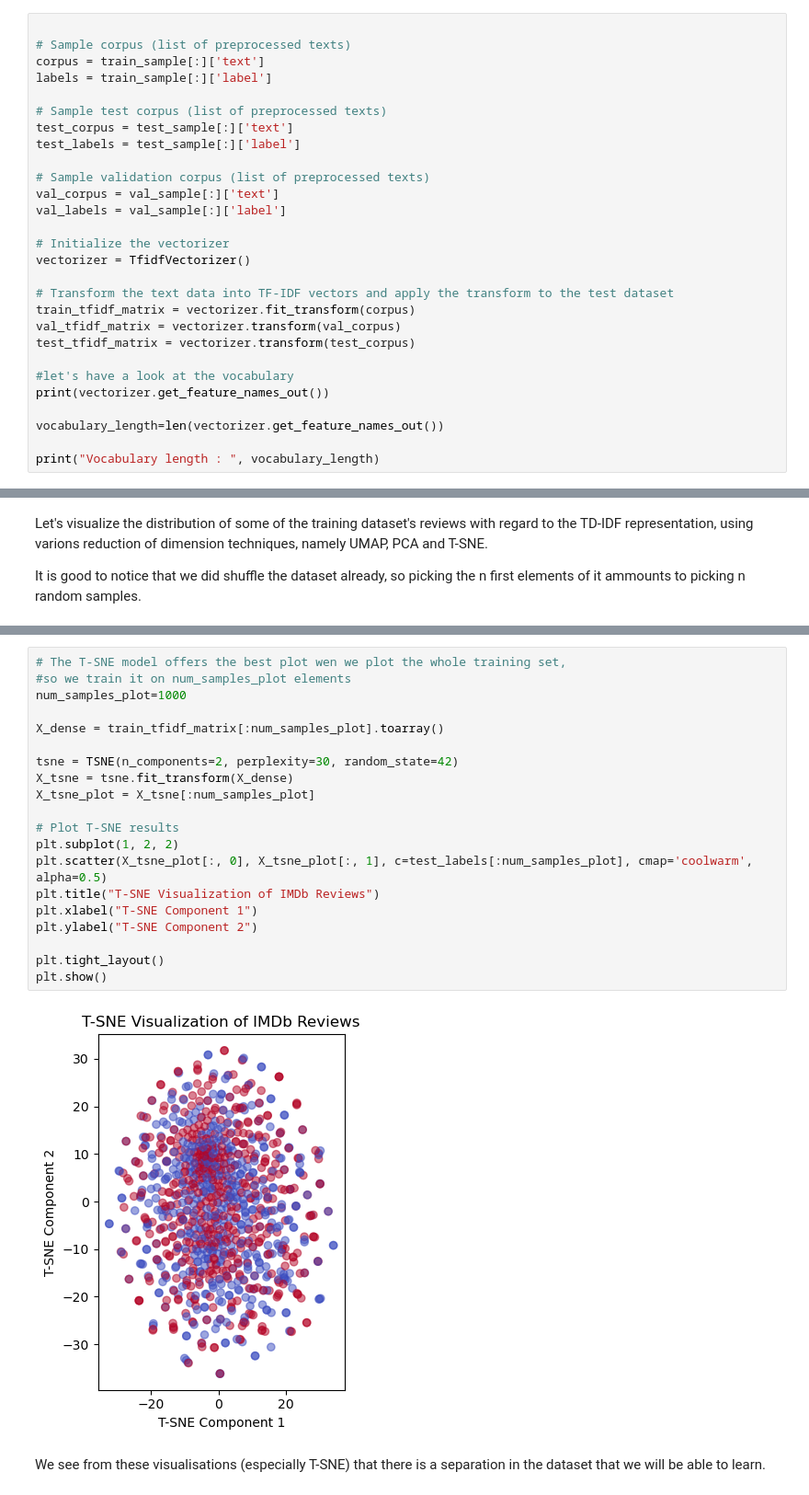
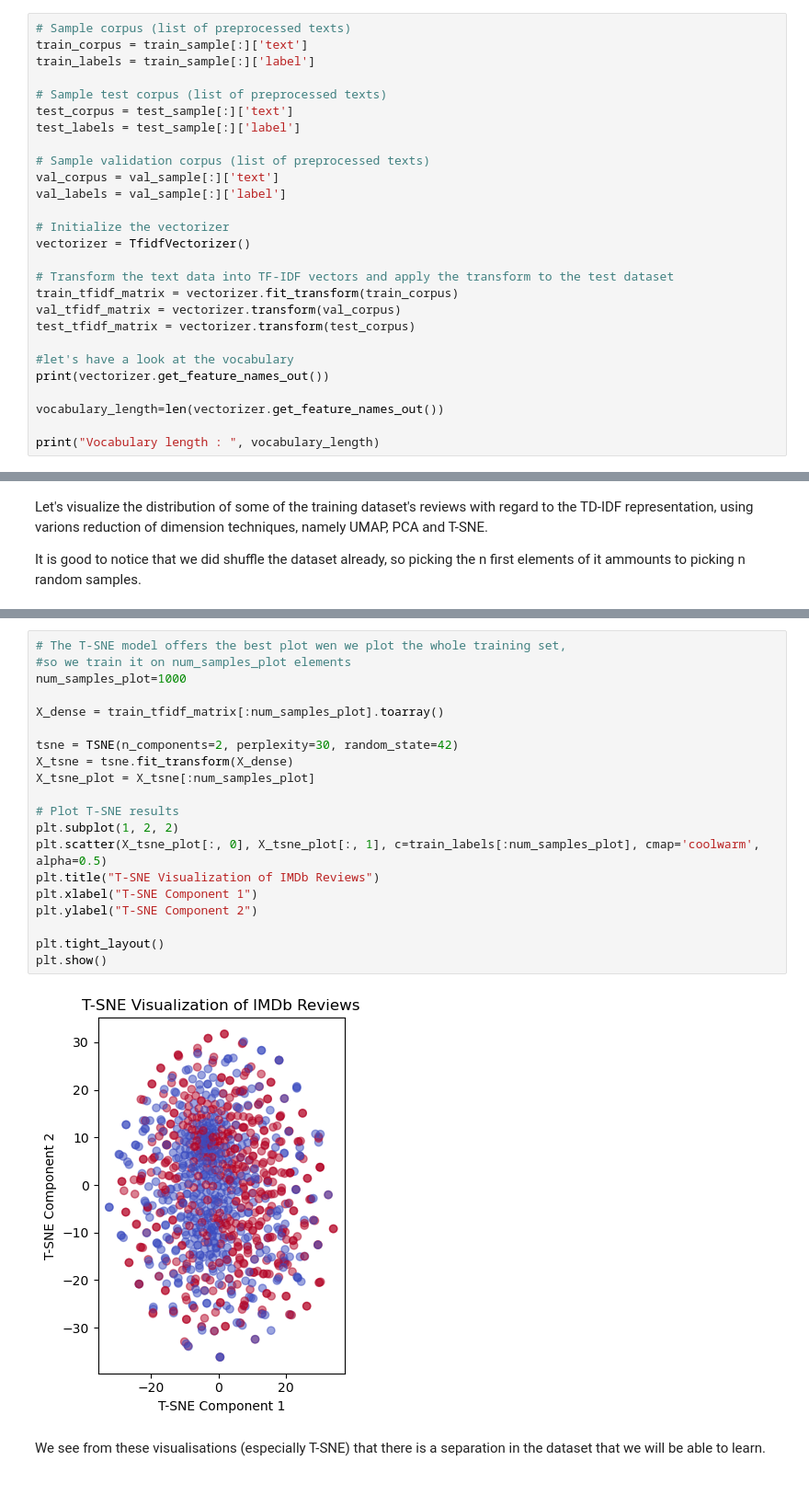
Before and after one commit to Austronesia/IMDb-Sentiment-Analysis, a Jupyter notebook: Sentiment_analysis.ipynb, the cells around one changed output, grey strips where cells are left out. Shown at 92% size. Cells and saved outputs as stored; diff of their text form.

```diff
--- a/Sentiment_analysis.ipynb
+++ b/Sentiment_analysis.ipynb
@@ -394,8 +415,7 @@ print(train_sample[0])
 # %%
-
 # Sample corpus (list of preprocessed texts)
-corpus = train_sample[:]['text']
-labels = train_sample[:]['label']
+train_corpus = train_sample[:]['text']
+train_labels = train_sample[:]['label']
 
 # Sample test corpus (list of preprocessed texts)
 test_corpus = test_sample[:]['text']
@@ -409,7 +429,7 @@ val_labels = val_sample[:]['label']
 vectorizer = TfidfVectorizer()
 
 # Transform the text data into TF-IDF vectors and apply the transform to the test dataset
-train_tfidf_matrix = vectorizer.fit_transform(corpus)
+train_tfidf_matrix = vectorizer.fit_transform(train_corpus)
 val_tfidf_matrix = vectorizer.transform(val_corpus)
 test_tfidf_matrix = vectorizer.transform(test_corpus)
 
@@ -474,25 +494,25 @@ plt.show()
 # %%
 # The T-SNE model offers the best plot wen we plot the whole training set,
 #so we train it on num_samples_plot elements
 num_samples_plot=1000
 
 X_dense = train_tfidf_matrix[:num_samples_plot].toarray()
 
 tsne = TSNE(n_components=2, perplexity=30, random_state=42)
 X_tsne = tsne.fit_transform(X_dense)
 X_tsne_plot = X_tsne[:num_samples_plot]
 
 # Plot T-SNE results
 plt.subplot(1, 2, 2)
-plt.scatter(X_tsne_plot[:, 0], X_tsne_plot[:, 1], c=test_labels[:num_samples_plot], cmap='coolwarm', alpha=0.5)
+plt.scatter(X_tsne_plot[:, 0], X_tsne_plot[:, 1], c=train_labels[:num_samples_plot], cmap='coolwarm', alpha=0.5)
 plt.title("T-SNE Visualization of IMDb Reviews")
 plt.xlabel("T-SNE Component 1")
 plt.ylabel("T-SNE Component 2")
 
 plt.tight_layout()
 plt.show()
 # %% [output]
-[figure, old version]
+[figure, new version]
 # %% [markdown]
 We see from these visualisations (especially T-SNE) that there is a separation in the dataset that we will be able to learn.
 # %% [markdown]
```
Also changed, not shown: parts of 31 cells of this notebook, 6 other files.
